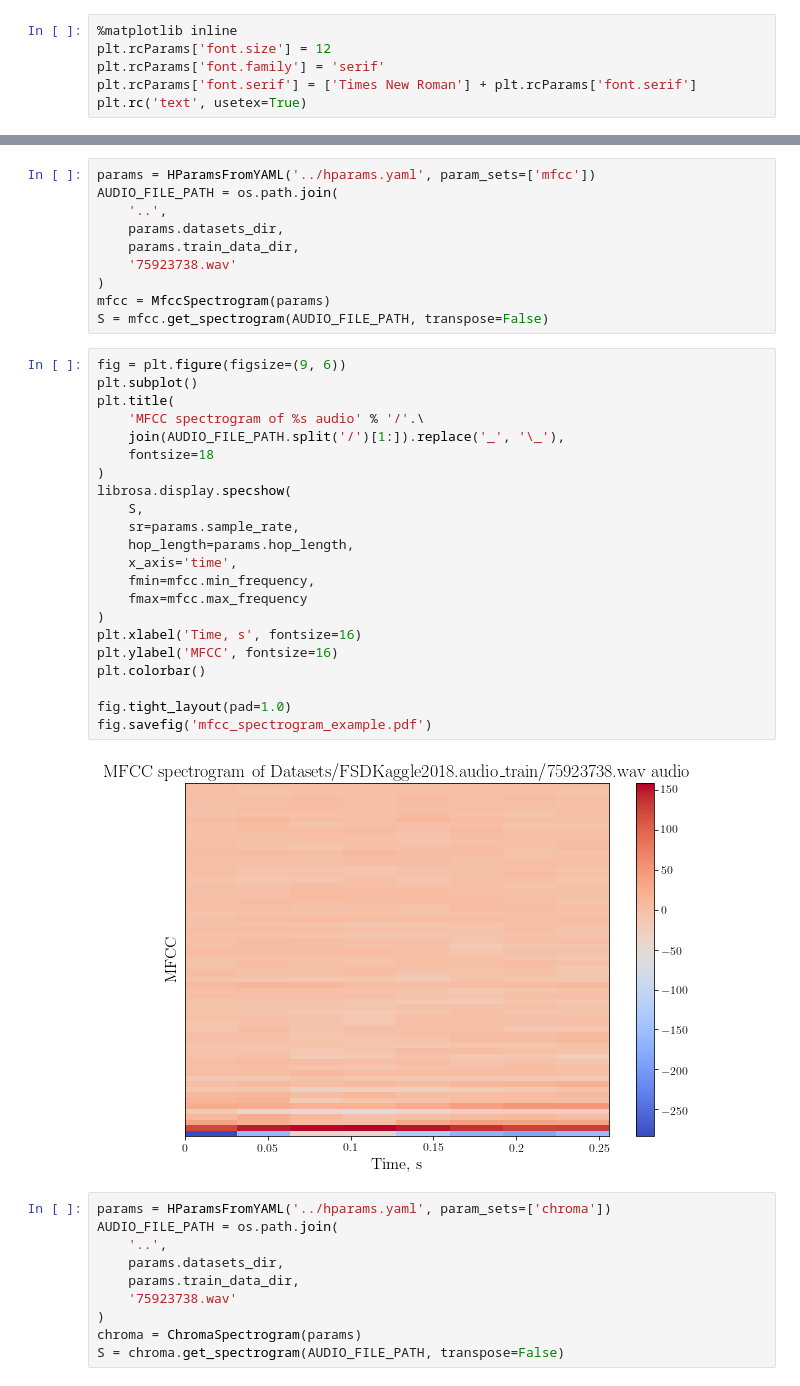
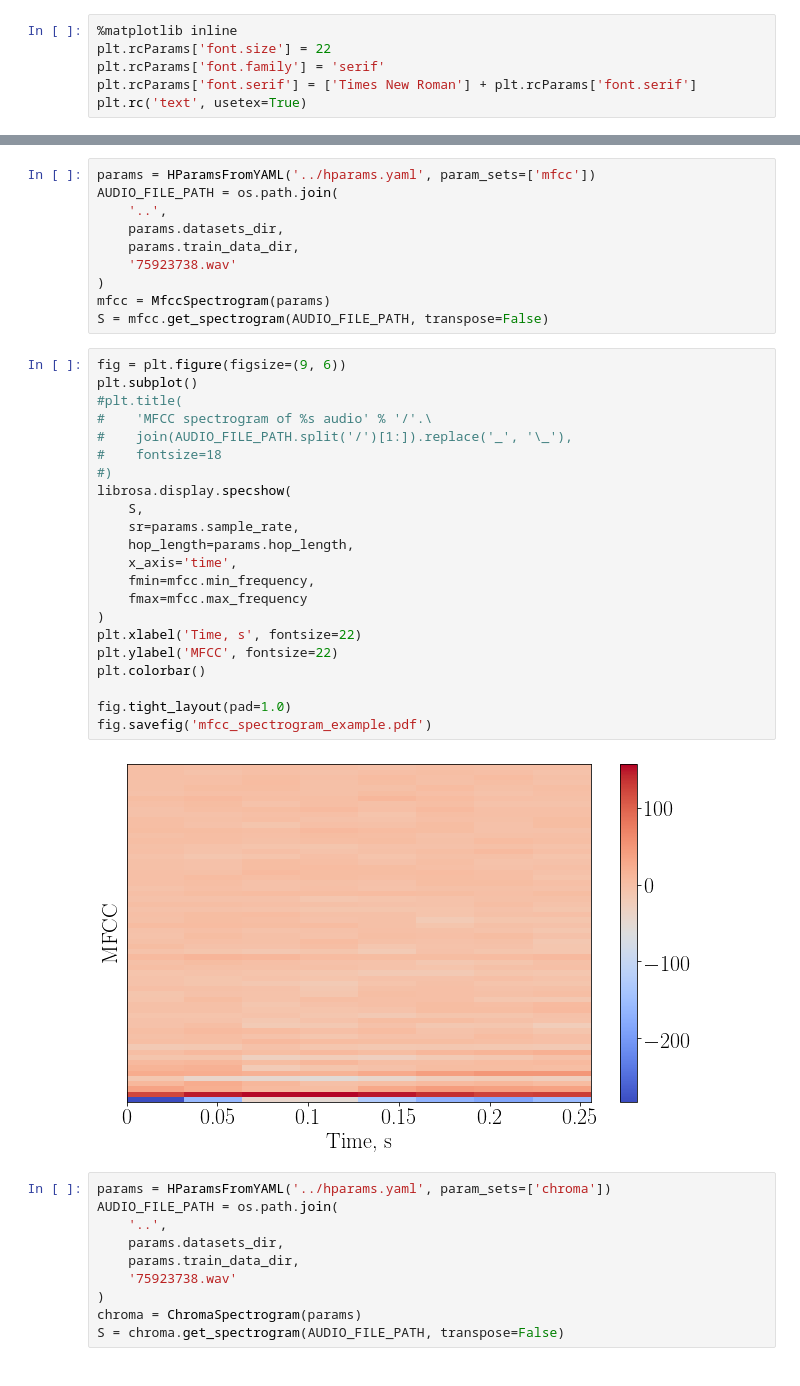
Before and after one commit to roman1e2f5p8s/audio_classification, a Jupyter notebook: notebooks/log_mel_example.ipynb, the cells around one changed output, grey strips where cells are left out. Saved outputs shown, nothing was run; the diff lists cells and outputs as text.

```diff
--- a/notebooks/log_mel_example.ipynb
+++ b/notebooks/log_mel_example.ipynb
@@ -11,7 +11,7 @@ from src.features import LogMelSpectrogram, MfccSpectrogram, ChromaSpectrogram
 sys.path.pop(0);
 # %%
 %matplotlib inline
-plt.rcParams['font.size'] = 12
+plt.rcParams['font.size'] = 22
 plt.rcParams['font.family'] = 'serif'
 plt.rcParams['font.serif'] = ['Times New Roman'] + plt.rcParams['font.serif']
 plt.rc('text', usetex=True)
@@ -64,27 +64,27 @@ S = mfcc.get_spectrogram(AUDIO_FILE_PATH, transpose=False)
 # %%
 fig = plt.figure(figsize=(9, 6))
 plt.subplot()
-plt.title(
-    'MFCC spectrogram of %s audio' % '/'.\
-    join(AUDIO_FILE_PATH.split('/')[1:]).replace('_', '\_'),
-    fontsize=18
-)
+#plt.title(
+#    'MFCC spectrogram of %s audio' % '/'.\
+#    join(AUDIO_FILE_PATH.split('/')[1:]).replace('_', '\_'),
+#    fontsize=18
+#)
 librosa.display.specshow(
     S,
     sr=params.sample_rate,
     hop_length=params.hop_length,
     x_axis='time',
     fmin=mfcc.min_frequency,
     fmax=mfcc.max_frequency
 )
-plt.xlabel('Time, s', fontsize=16)
-plt.ylabel('MFCC', fontsize=16)
+plt.xlabel('Time, s', fontsize=22)
+plt.ylabel('MFCC', fontsize=22)
 plt.colorbar()
 
 fig.tight_layout(pad=1.0)
 fig.savefig('mfcc_spectrogram_example.pdf')
 # %% [output]
-[figure, old version]
+[figure, new version]
 # %%
 params = HParamsFromYAML('../hparams.yaml', param_sets=['chroma'])
 AUDIO_FILE_PATH = os.path.join(
```
Also changed, not shown: parts of 2 cells of this notebook, 8 other files.
